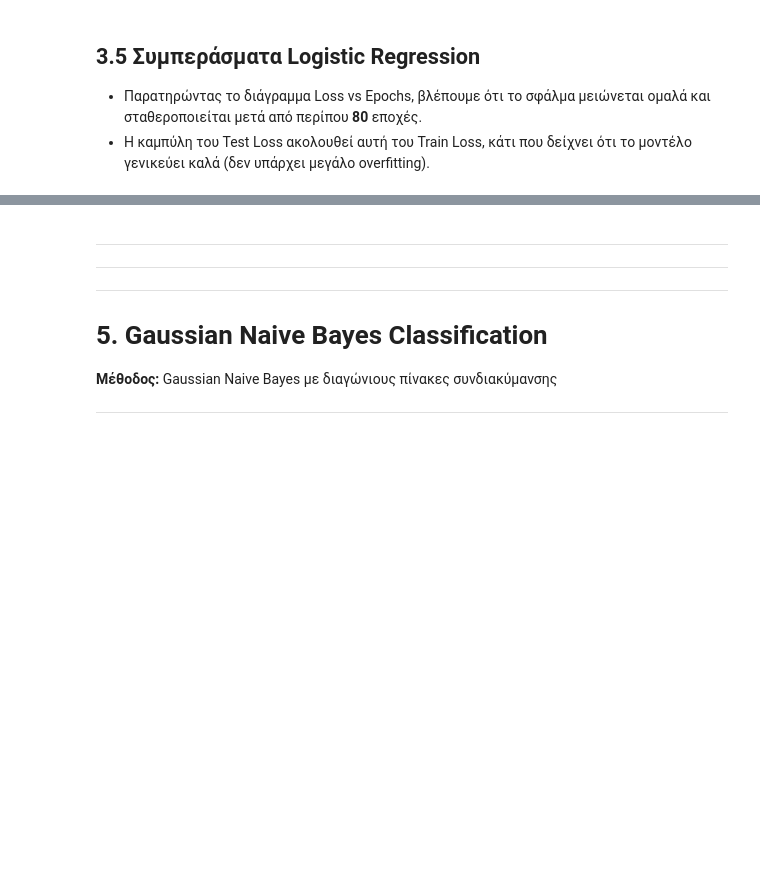
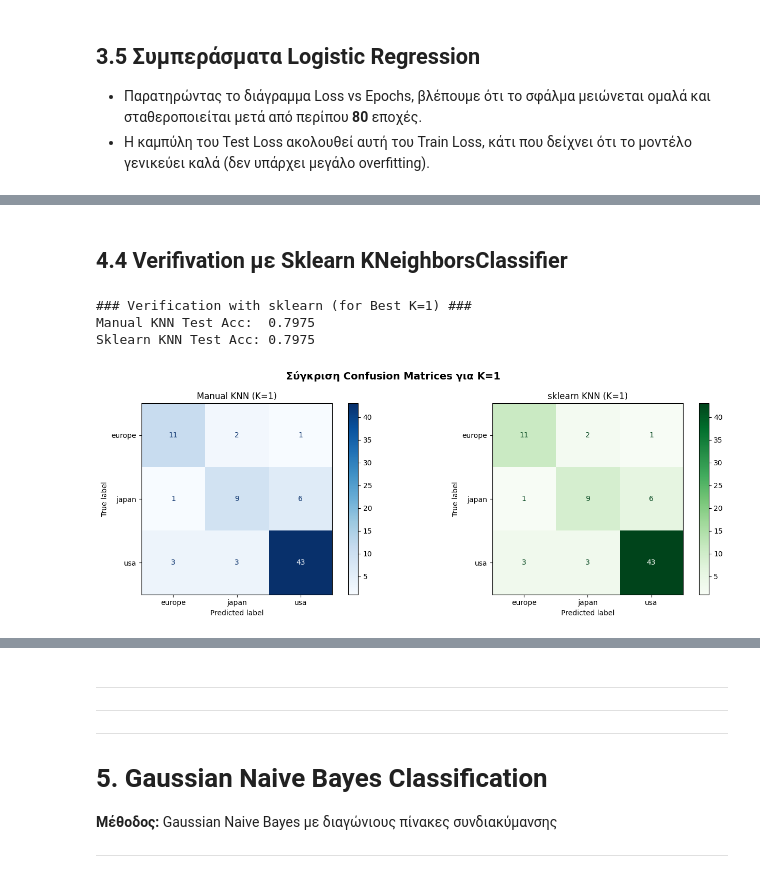
Before and after one commit to dgodolias/auto-mpg-classification-analysis, a Jupyter notebook: notebooks/Complete_Analysis.ipynb, the cells around one changed output, grey strips where cells are left out. Cells and saved outputs as stored; diff of their text form; code cells hidden in the pictures; blank space fills up the shorter version.

```diff
--- a/notebooks/Complete_Analysis.ipynb
+++ b/notebooks/Complete_Analysis.ipynb
@@ -644,0 +766,39 @@ plt.show()
+# %% [markdown]
+## 4.4 Verifivation με Sklearn KNeighborsClassifier
+# %%
+print(f"\n### Verification with sklearn (for Best K={best_k}) ###")
+
+sklearn_knn = KNeighborsClassifier(n_neighbors=best_k, algorithm='brute', metric='euclidean')
+sklearn_knn.fit(X_train_scaled, y_train)
+
+sk_test_acc_knn = sklearn_knn.score(X_test_scaled, y_test)
+
+print(f"Manual KNN Test Acc:  {best_score:.4f}")
+print(f"Sklearn KNN Test Acc: {sk_test_acc_knn:.4f}")
+
+# Σύγκριση Confusion Matrices
+y_pred_manual_best = KNNClassifier(k=best_k)
+y_pred_manual_best.fit(X_train_scaled, y_train)
+y_pred_manual = y_pred_manual_best.predict(X_test_scaled)
+y_pred_sklearn = sklearn_knn.predict(X_test_scaled)
+
+fig, axes = plt.subplots(1, 2, figsize=(14, 5))
+
+cm_manual = confusion_matrix(y_test, y_pred_manual)
+disp1 = ConfusionMatrixDisplay(confusion_matrix=cm_manual, display_labels=label_encoder.classes_)
+disp1.plot(ax=axes[0], cmap='Blues', values_format='d')
+axes[0].set_title(f'Manual KNN (K={best_k})')
+
+cm_sklearn = confusion_matrix(y_test, y_pred_sklearn)
+disp2 = ConfusionMatrixDisplay(confusion_matrix=cm_sklearn, display_labels=label_encoder.classes_)
+disp2.plot(ax=axes[1], cmap='Greens', values_format='d')
+axes[1].set_title(f'sklearn KNN (K={best_k})')
+
+plt.suptitle(f'Σύγκριση Confusion Matrices για K={best_k}', fontsize=14, fontweight='bold')
+plt.tight_layout()
+plt.show()
+# %% [output]
+### Verification with sklearn (for Best K=1) ###
+Manual KNN Test Acc:  0.7975
+Sklearn KNN Test Acc: 0.7975
+[figure, added]
```
Also changed, not shown: parts of 10 cells of this notebook.
